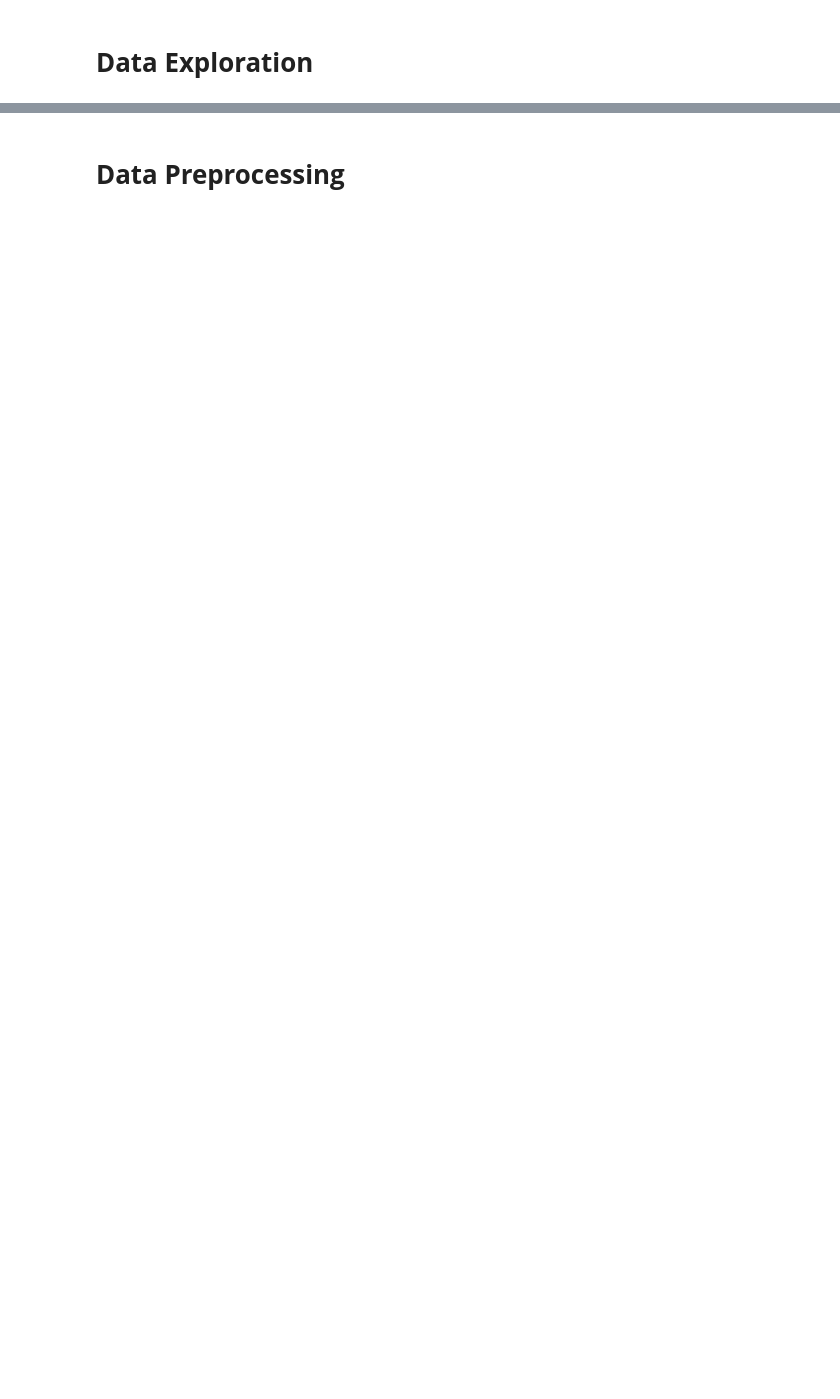
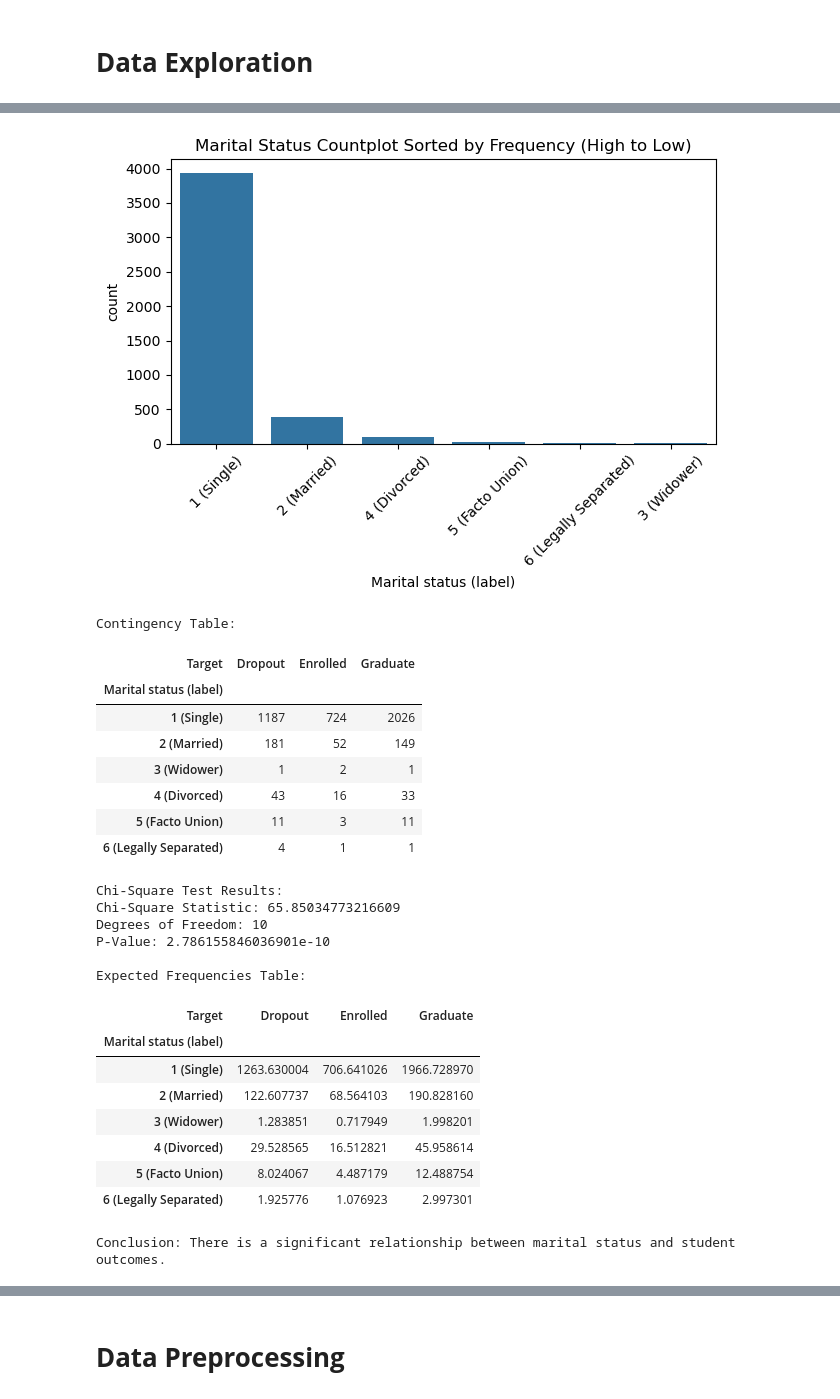
Before and after one commit to junyao0525/dm-ass, a Jupyter notebook: notebooks/main.ipynb, the cells around one changed output, grey strips where cells are left out. Drawn from its saved outputs; the diff is of its cells as text; code cells hidden in the pictures; blank space fills up the shorter version.

```diff
--- a/notebooks/main.ipynb
+++ b/notebooks/main.ipynb
@@ -252,0 +319,79 @@ Name: count, dtype: int64
+# %%
+# Example DataFrame - Ensure your actual DataFrame is loaded
+# Assuming the columns are "Marital status" and "Target"
+marital_status_mapping = {
+    1: '1 (Single)',
+    2: '2 (Married)',
+    3: '3 (Widower)',
+    4: '4 (Divorced)',
+    5: '5 (Facto Union)',
+    6: '6 (Legally Separated)'
+}
+
+marital_table = df.copy()
+
+
+# Map numerical marital status to categorical labels
+marital_table['Marital status (label)'] = marital_table['Marital status'].map(marital_status_mapping)
+
+# Sorting marital status by frequency for countplot
+marital_status_order = marital_table['Marital status (label)'].value_counts().index
+
+# Countplot sorted by frequency (high to low)
+sns.countplot(x='Marital status (label)', data=marital_table, order=marital_status_order)
+plt.title('Marital Status Countplot Sorted by Frequency (High to Low)')
+plt.xticks(rotation=45)
+plt.tight_layout()
+plt.show()
+
+# Create a contingency table
+contingency_table = pd.crosstab(marital_table['Marital status (label)'], marital_table['Target'])
+
+print("Contingency Table:")
+display(contingency_table)
+
+# Perform Chi-Square Test
+chi2, p, dof, expected = chi2_contingency(contingency_table)
+
+# Display Chi-Square Test Results
+print("\nChi-Square Test Results:")
+print(f"Chi-Square Statistic: {chi2}")
+print(f"Degrees of Freedom: {dof}")
+print(f"P-Value: {p}")
+
+# Display Expected Frequencies
+print("\nExpected Frequencies Table:")
+display(pd.DataFrame(expected, index=contingency_table.index, columns=contingency_table.columns))
+
+# Interpretation
+alpha = 0.05
+if p < alpha:
+    print("\nConclusion: There is a significant relationship between marital status and student outcomes.")
+else:
+    print("\nConclusion: There is no significant relationship between marital status and student outcomes.")
+# %% [output]
+[figure, added]
+Contingency Table:
+| Target | Dropout | Enrolled | Graduate |
+| Marital status (label) |  |  |  |
+| 1 (Single) | 1187 | 724 | 2026 |
+| 2 (Married) | 181 | 52 | 149 |
+| 3 (Widower) | 1 | 2 | 1 |
+| 4 (Divorced) | 43 | 16 | 33 |
+| 5 (Facto Union) | 11 | 3 | 11 |
+| 6 (Legally Separated) | 4 | 1 | 1 |
+Chi-Square Test Results:
+Chi-Square Statistic: 65.85034773216609
+Degrees of Freedom: 10
+P-Value: 2.786155846036901e-10
+
+Expected Frequencies Table:
+| Target | Dropout | Enrolled | Graduate |
+| Marital status (label) |  |  |  |
+| 1 (Single) | 1263.630004 | 706.641026 | 1966.728970 |
+| 2 (Married) | 122.607737 | 68.564103 | 190.828160 |
+| 3 (Widower) | 1.283851 | 0.717949 | 1.998201 |
+| 4 (Divorced) | 29.528565 | 16.512821 | 45.958614 |
+| 5 (Facto Union) | 8.024067 | 4.487179 | 12.488754 |
+| 6 (Legally Separated) | 1.925776 | 1.076923 | 2.997301 |
+Conclusion: There is a significant relationship between marital status and student outcomes.
```
Also changed, not shown: parts of 97 cells of this notebook.
